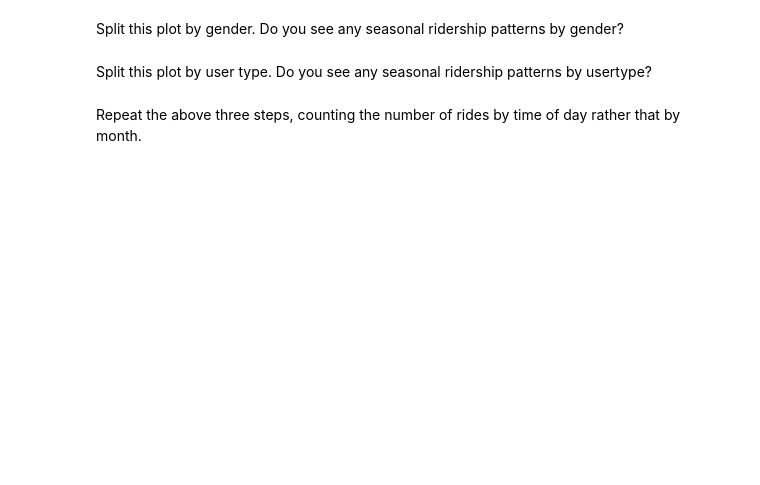
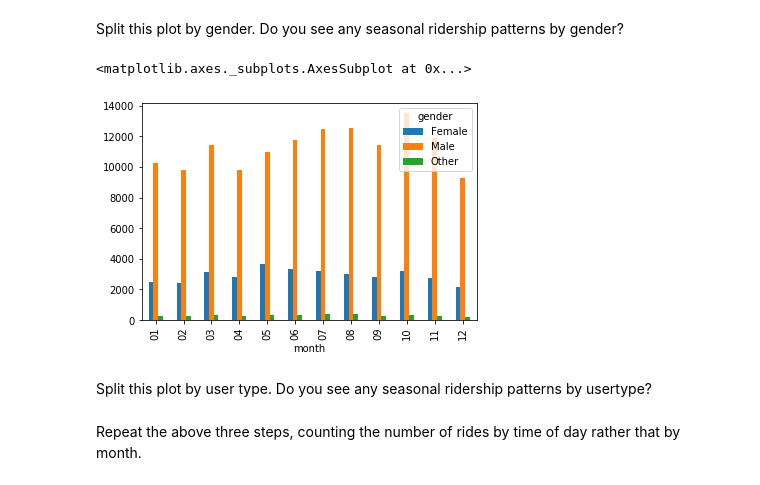
Before and after one commit to advika18/LectureNotes, a Jupyter notebook: week_2/data_manipulation/numpy_pandas.ipynb, the cells around one changed output. Cells and saved outputs as stored; diff of their text form; code cells hidden in the pictures; blank space fills up the shorter version.

```diff
--- a/week_2/data_manipulation/numpy_pandas.ipynb
+++ b/week_2/data_manipulation/numpy_pandas.ipynb
@@ -312,4 +586,11 @@ Make a plot of the total number of rides as a function of month of the year (You
 # %% [markdown]
 Split this plot by gender. Do you see any seasonal ridership patterns by gender?
+# %%
+y = df.groupby(['gender','month']).size()
+#y.unstack(0)
+y.unstack(0).plot.bar()
+# %% [output]
+<matplotlib.axes._subplots.AxesSubplot at 0x...>
+[figure, added]
 # %% [markdown]
 Split this plot by user type. Do you see any seasonal ridership patterns by usertype?
```
Also changed, not shown: parts of 54 cells of this notebook, 1 other file.
